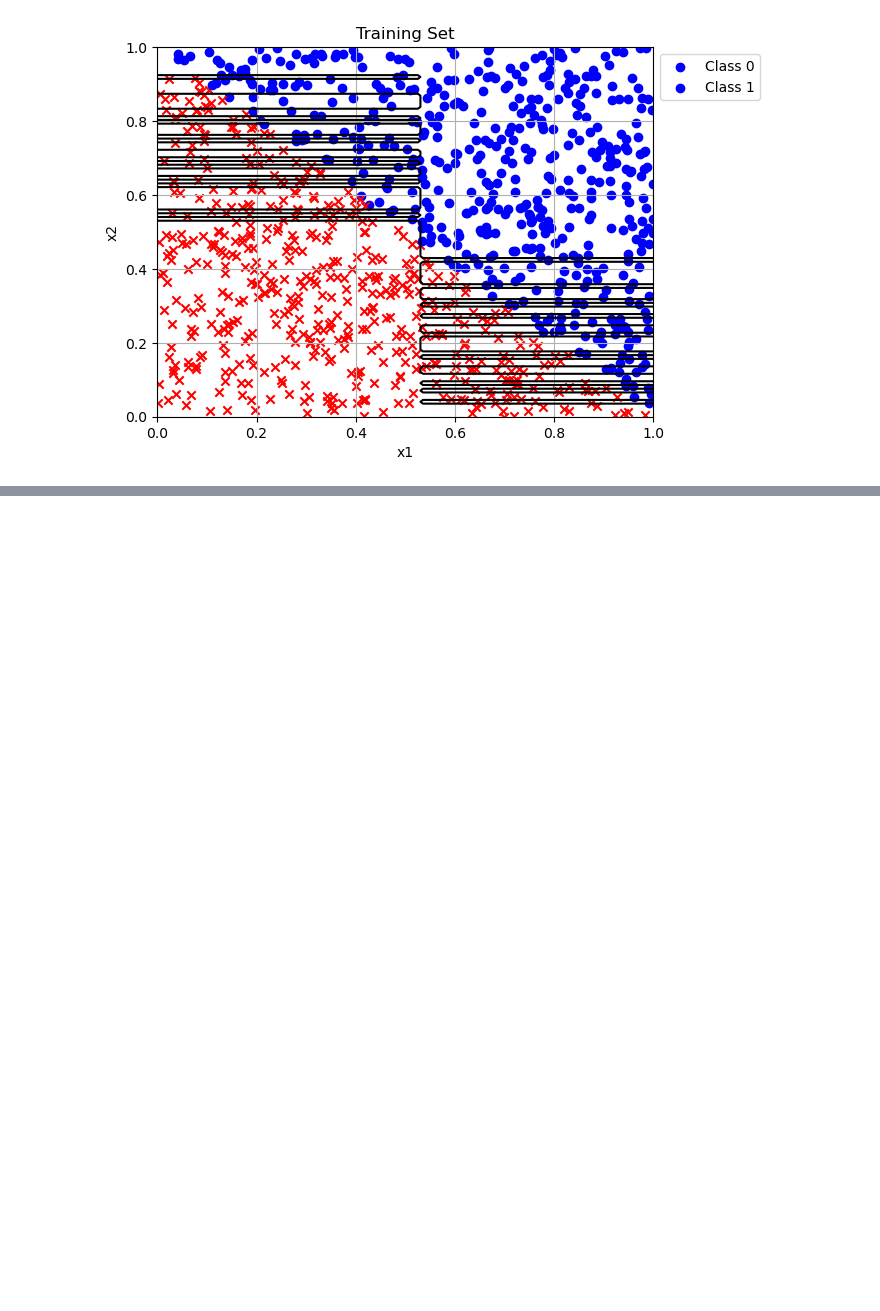
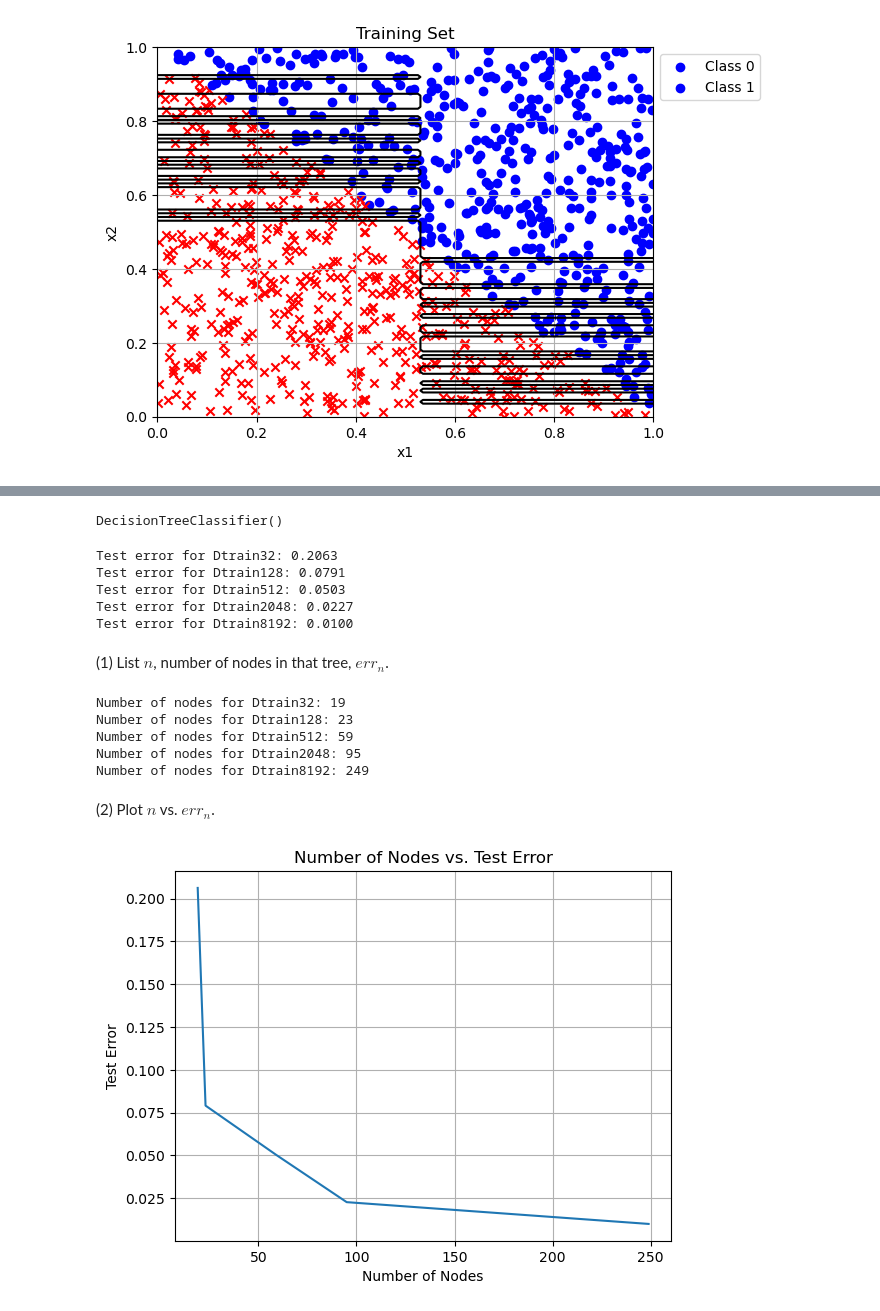
Before and after one commit to placenciohid/ECE760-Homework, a Jupyter notebook: Homework 2/Homework 2 - Dario Placencio.ipynb, the cells around one changed output, grey strips where cells are left out. Drawn from its saved outputs; the diff is of its cells as text; code cells hidden in the pictures; blank space fills up the shorter version.

```diff
--- a/Homework 2/Homework 2 - Dario Placencio.ipynb
+++ b/Homework 2/Homework 2 - Dario Placencio.ipynb
@@ -433,0 +564,67 @@ plt.show();
+# %%
+# Train decision trees using sklearn on each of the five training sets
+clf32 = DecisionTreeClassifier()
+clf32.fit([x[:2] for x in Dtrain32], [x[2] for x in Dtrain32])
+
+clf128 = DecisionTreeClassifier()
+clf128.fit([x[:2] for x in Dtrain128], [x[2] for x in Dtrain128])
+
+clf512 = DecisionTreeClassifier()
+clf512.fit([x[:2] for x in Dtrain512], [x[2] for x in Dtrain512])
+
+clf2048 = DecisionTreeClassifier()
+clf2048.fit([x[:2] for x in Dtrain2048], [x[2] for x in Dtrain2048])
+
+clf8192 = DecisionTreeClassifier()
+clf8192.fit([x[:2] for x in Dtrain8192], [x[2] for x in Dtrain8192])
+# %% [output]
+DecisionTreeClassifier()
+# %%
+# Measure the test error of each tree
+
+print(f"Test error for Dtrain32: {1 - accuracy_score([x[2] for x in Dtest], clf32.predict([x[:2] for x in Dtest])):.4f}")
+print(f"Test error for Dtrain128: {1 - accuracy_score([x[2] for x in Dtest], clf128.predict([x[:2] for x in Dtest])):.4f}")
+print(f"Test error for Dtrain512: {1 - accuracy_score([x[2] for x in Dtest], clf512.predict([x[:2] for x in Dtest])):.4f}")
+print(f"Test error for Dtrain2048: {1 - accuracy_score([x[2] for x in Dtest], clf2048.predict([x[:2] for x in Dtest])):.4f}")
+print(f"Test error for Dtrain8192: {1 - accuracy_score([x[2] for x in Dtest], clf8192.predict([x[:2] for x in Dtest])):.4f}")
+# %% [output]
+Test error for Dtrain32: 0.2063
+Test error for Dtrain128: 0.0791
+Test error for Dtrain512: 0.0503
+Test error for Dtrain2048: 0.0227
+Test error for Dtrain8192: 0.0100
+# %% [markdown]
+(1) List $n$, number of nodes in that tree, $err_n$.
+# %%
+# List the number of nodes on each tree
+print(f"Number of nodes for Dtrain32: {clf32.tree_.node_count}")
+print(f"Number of nodes for Dtrain128: {clf128.tree_.node_count}")
+print(f"Number of nodes for Dtrain512: {clf512.tree_.node_count}")
+print(f"Number of nodes for Dtrain2048: {clf2048.tree_.node_count}")
+print(f"Number of nodes for Dtrain8192: {clf8192.tree_.node_count}")
+# %% [output]
+Number of nodes for Dtrain32: 19
+Number of nodes for Dtrain128: 23
+Number of nodes for Dtrain512: 59
+Number of nodes for Dtrain2048: 95
+Number of nodes for Dtrain8192: 249
+# %% [markdown]
+(2) Plot $n$ vs. $err_n$.
+# %%
+# Plot number of nodes vs. test error (Learning Curve)
+nodes = [clf32.tree_.node_count, clf128.tree_.node_count, clf512.tree_.node_count, clf2048.tree_.node_count, clf8192.tree_.node_count]
+
+errors = [1 - accuracy_score([x[2] for x in Dtest], clf32.predict([x[:2] for x in Dtest])),
+            1 - accuracy_score([x[2] for x in Dtest], clf128.predict([x[:2] for x in Dtest])),
+            1 - accuracy_score([x[2] for x in Dtest], clf512.predict([x[:2] for x in Dtest])),
+            1 - accuracy_score([x[2] for x in Dtest], clf2048.predict([x[:2] for x in Dtest])),
+            1 - accuracy_score([x[2] for x in Dtest], clf8192.predict([x[:2] for x in Dtest]))]
+
+plt.plot(nodes, errors)
+plt.xlabel('Number of Nodes')
+plt.ylabel('Test Error')
+plt.title('Number of Nodes vs. Test Error')
+plt.grid(True)
+plt.show();
+# %% [output]
+[figure, added]
```
Also changed, not shown: parts of 33 cells of this notebook, 8 other files.
